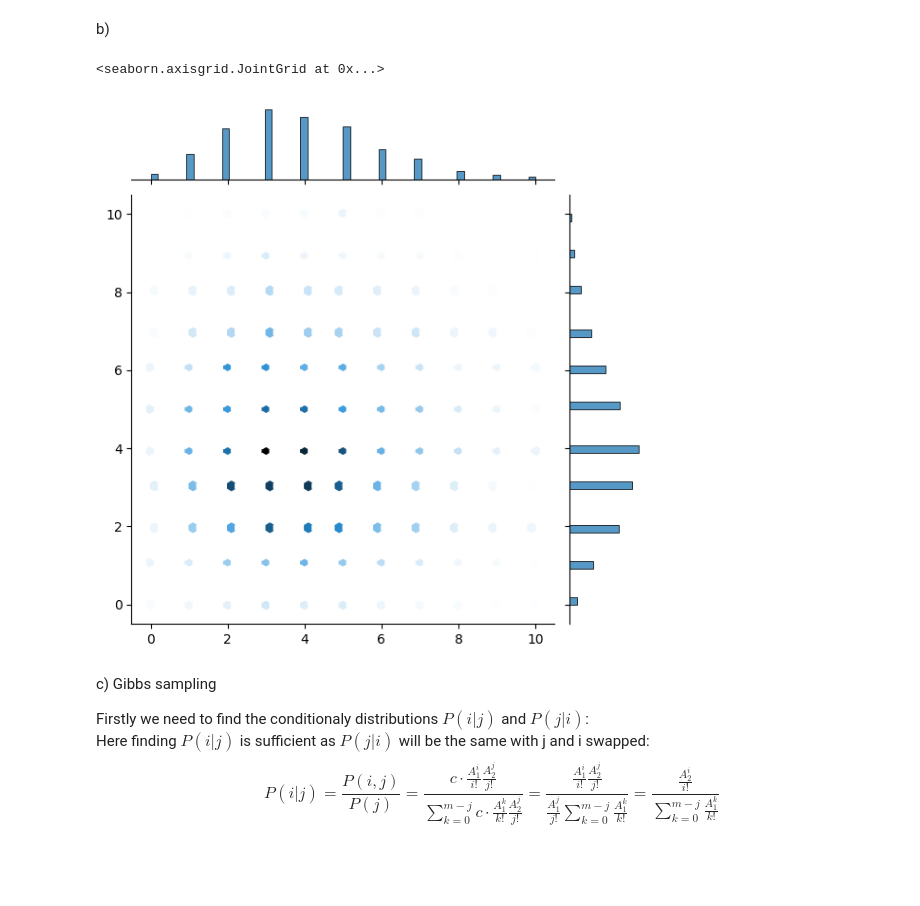
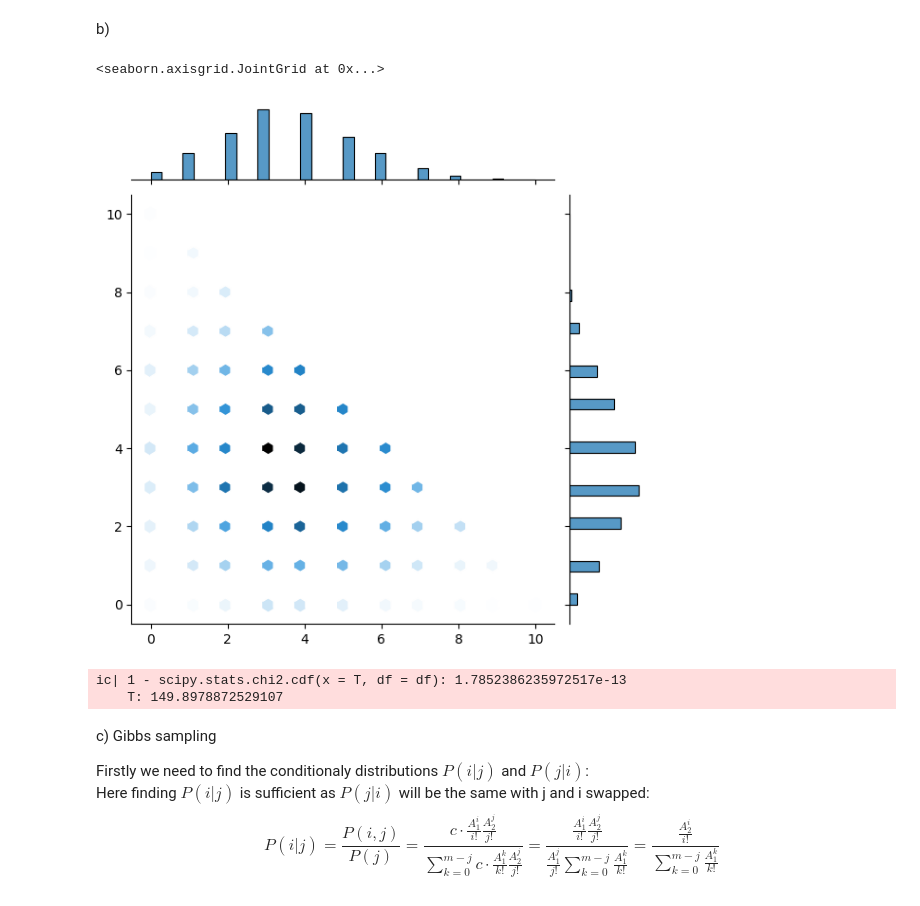
Before and after one commit to Las02/Stocastic_opgaver, a Jupyter notebook: Lasse/sto.ipynb, the cells around one changed output. Drawn from its saved outputs; the diff is of its cells as text; code cells hidden in the pictures; blank space fills up the shorter version.

```diff
--- a/Lasse/sto.ipynb
+++ b/Lasse/sto.ipynb
@@ -442,7 +442,10 @@ i_list = [0]
 
 n = 10_000
 for i in range(1, n+1):
-    x_new = np.random.randint(size=2, low=0, high=m+1)
+    x_new = [np.nan,np.nan]
+    x_new[0] = np.random.randint(size=1, low=0, high=m+1)[0]
+    x_new[1] = np.random.randint(size=1, low=0, high=m+1-x_new[0])[0]
+
     a = g(x_new[0], x_new[1])/g(x_old[0], x_old[1])
     u = np.random.uniform()
     # Accepting or rejecting the new value
@@ -469,8 +540,6 @@ b)
 # It swaps between each coordinate on each
 # iteration
 
-
-%reset -f
 import numpy as np, scipy, math, seaborn as sns
 import matplotlib.pyplot as plt
 from icecream import ic
@@ -493,35 +562,38 @@ left_direction = False
 n = 10
 n = 10_000
 for i in range(1, n+1):
-    # Only generate one random number
-    x_new = np.random.randint(size=1, low=0, high=m+1)
-    x_new = x_new[0]
 
     # Only take a step in either direction
     # Implemented by keeping either old value:
     if left_direction:
+        # Only generate one random number
+        x_new = np.random.randint(size=1, low=0, high=m+1-x_old[1])
+        x_new = x_new[0]
         x_new = [x_new, x_old[1]]
         left_direction = False
     else:
+        # Only generate one random number
+        x_new = np.random.randint(size=1, low=0, high=m+1-x_old[0])
+        x_new = x_new[0]
         x_new = [x_old[0], x_new]
         left_direction = True
     a = g(x_new[0], x_new[1])/g(x_old[0], x_old[1])
 
     u = np.random.uniform()
     # Accepting or rejecting the new value
     if u <= a:
         x_old = x_new
     x_list1.append(x_old[0])
     x_list2.append(x_old[1])
     i_list.append(i)
 
 # Plotting the distribution
 sns.jointplot(x=x_list1, y=x_list2, kind="hex")
 
 # In this case the results seems simmilar as above
 # Although this time we only need to draw 1 new random number
 # As the possible candidate instead of 2 as in the previous method.
 # The method is therefore less computational intensive!
 # %% [output]
 <seaborn.axisgrid.JointGrid at 0x...>
-[figure, old version]
+[figure, new version]
@@ -530,3 +600,14 @@ sns.jointplot(x=x_list1, y=x_list2, kind="hex")
+# %%
+# Testing the distribution fit
+x_arr = np.array(x_list1)
+y_arr = np.array(x_list2)
+test_two_chi2(x_arr, y_arr, g)
+# As can be seen it seems to not follow the distribution
+# Meaning that we might have made a mistake somewhere again
+# Posible with the chi2 implementation
+# %% [output]
+ic| 1 - scipy.stats.chi2.cdf(x = T, df = df): 1.7852386235972517e-13
+    T: 149.8978872529107
 # %% [markdown]
 c) Gibbs sampling
 
```
Also changed, not shown: parts of 8 cells of this notebook.
